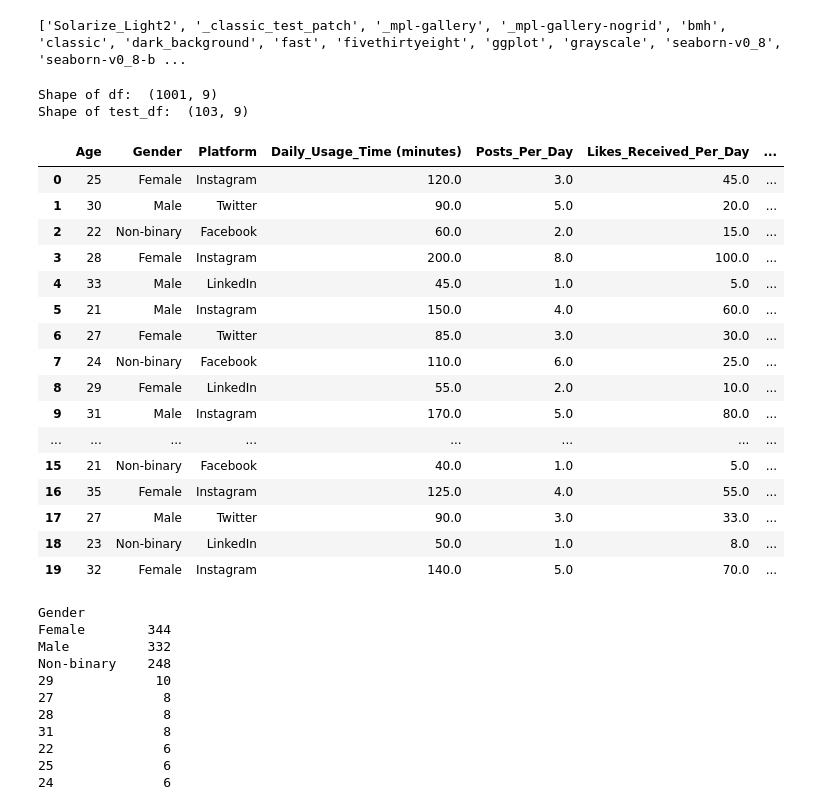
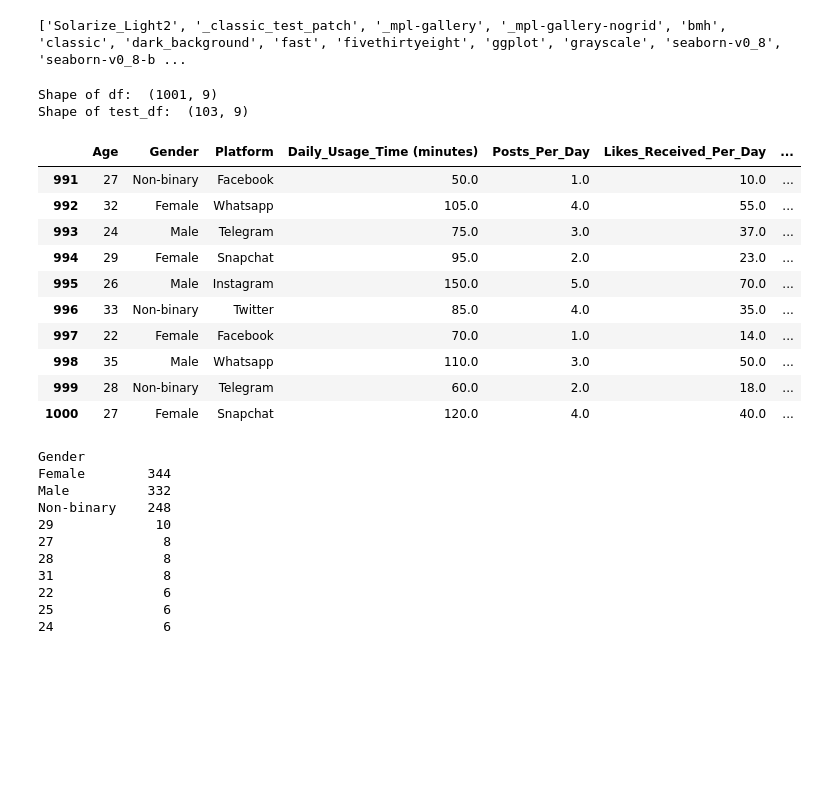
Before and after one commit to NyasaLuharuka/socialMedia, a Jupyter notebook: social_media.ipynb, the cells around one changed output. Saved outputs shown, nothing was run; the diff lists cells and outputs as text; code cells hidden in the pictures; blank space fills up the shorter version.

```diff
--- a/social_media.ipynb
+++ b/social_media.ipynb
@@ -34,35 +39,29 @@ plt.style.use('seaborn-v0')
 # %%
 df = pd.read_csv("social_media/train.csv")
 df.drop('User_ID', axis=1, inplace=True)
 #1001 rows, 9 columns
 print("Shape of df: ", df.shape)
 #gets first 20 values
 
 test_df = pd.read_csv("social_media/test.csv")
 test_df.drop('User_ID', axis=1, inplace=True)
 print("Shape of test_df: ", test_df.shape)
 
-df.head(20)
+df.tail(10)
 # %% [output]
 Shape of df:  (1001, 9)
 Shape of test_df:  (103, 9)
 |  | Age | Gender | Platform | Daily_Usage_Time (minutes) | Posts_Per_Day | Likes_Received_Per_Day | ... |
-| 0 | 25 | Female | Instagram | 120.0 | 3.0 | 45.0 | ... |
-| 1 | 30 | Male | Twitter | 90.0 | 5.0 | 20.0 | ... |
-| 2 | 22 | Non-binary | Facebook | 60.0 | 2.0 | 15.0 | ... |
-| 3 | 28 | Female | Instagram | 200.0 | 8.0 | 100.0 | ... |
-| 4 | 33 | Male | LinkedIn | 45.0 | 1.0 | 5.0 | ... |
-| 5 | 21 | Male | Instagram | 150.0 | 4.0 | 60.0 | ... |
-| 6 | 27 | Female | Twitter | 85.0 | 3.0 | 30.0 | ... |
-| 7 | 24 | Non-binary | Facebook | 110.0 | 6.0 | 25.0 | ... |
-| 8 | 29 | Female | LinkedIn | 55.0 | 2.0 | 10.0 | ... |
-| 9 | 31 | Male | Instagram | 170.0 | 5.0 | 80.0 | ... |
-| ... | ... | ... | ... | ... | ... | ... | ... |
-| 15 | 21 | Non-binary | Facebook | 40.0 | 1.0 | 5.0 | ... |
-| 16 | 35 | Female | Instagram | 125.0 | 4.0 | 55.0 | ... |
-| 17 | 27 | Male | Twitter | 90.0 | 3.0 | 33.0 | ... |
-| 18 | 23 | Non-binary | LinkedIn | 50.0 | 1.0 | 8.0 | ... |
-| 19 | 32 | Female | Instagram | 140.0 | 5.0 | 70.0 | ... |
+| 991 | 27 | Non-binary | Facebook | 50.0 | 1.0 | 10.0 | ... |
+| 992 | 32 | Female | Whatsapp | 105.0 | 4.0 | 55.0 | ... |
+| 993 | 24 | Male | Telegram | 75.0 | 3.0 | 37.0 | ... |
+| 994 | 29 | Female | Snapchat | 95.0 | 2.0 | 23.0 | ... |
+| 995 | 26 | Male | Instagram | 150.0 | 5.0 | 70.0 | ... |
+| 996 | 33 | Non-binary | Twitter | 85.0 | 4.0 | 35.0 | ... |
+| 997 | 22 | Female | Facebook | 70.0 | 1.0 | 14.0 | ... |
+| 998 | 35 | Male | Whatsapp | 110.0 | 3.0 | 50.0 | ... |
+| 999 | 28 | Non-binary | Telegram | 60.0 | 2.0 | 18.0 | ... |
+| 1000 | 27 | Female | Snapchat | 120.0 | 4.0 | 40.0 | ... |
 # %%
 #counts different values in columns
 df['Gender'].value_counts()
```
Also changed, not shown: parts of 13 cells of this notebook.
